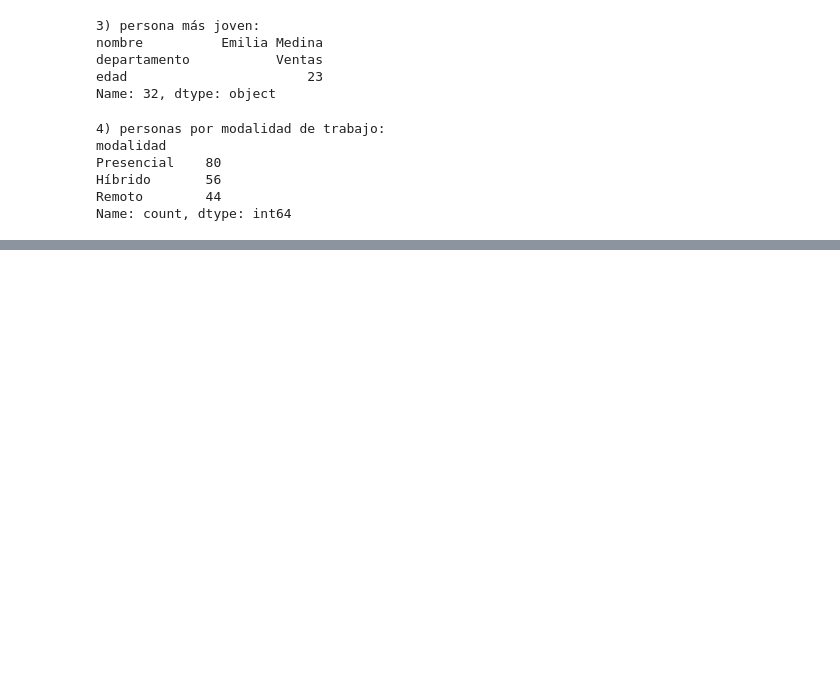
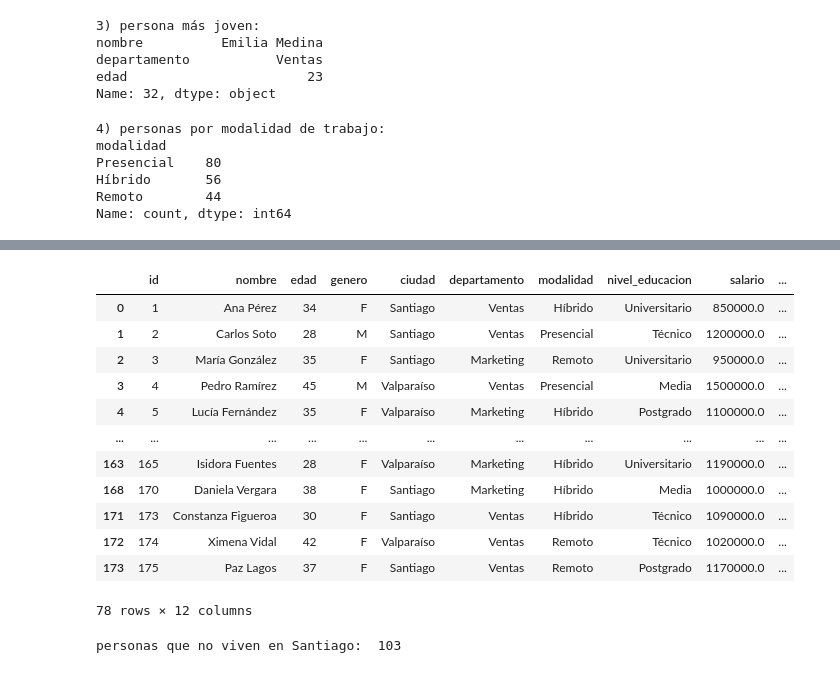
Before and after one commit to MiguelAngelRamos/ejercicio-2-analisis-datos, a Jupyter notebook: ejercicio-2.ipynb, the cells around one changed output, grey strips where cells are left out. Saved outputs shown, nothing was run; the diff lists cells and outputs as text; code cells hidden in the pictures; blank space fills up the shorter version.

```diff
--- a/ejercicio-2.ipynb
+++ b/ejercicio-2.ipynb
@@ -194,0 +247,27 @@ Name: count, dtype: int64
+# %%
+# | (or) -> O (al menos una de las condiciones debe ser verdadera)
+# Personas del departamento de Ventas o del departamento de Marketing
+df[(df["departamento"] == "Ventas") | (df["departamento"] == "Marketing")]
+# %% [output]
+|  | id | nombre | edad | genero | ciudad | departamento | modalidad | nivel_educacion | salario | ... |
+| 0 | 1 | Ana Pérez | 34 | F | Santiago | Ventas | Híbrido | Universitario | 850000.0 | ... |
+| 1 | 2 | Carlos Soto | 28 | M | Santiago | Ventas | Presencial | Técnico | 1200000.0 | ... |
+| 2 | 3 | María González | 35 | F | Santiago | Marketing | Remoto | Universitario | 950000.0 | ... |
+| 3 | 4 | Pedro Ramírez | 45 | M | Valparaíso | Ventas | Presencial | Media | 1500000.0 | ... |
+| 4 | 5 | Lucía Fernández | 35 | F | Valparaíso | Marketing | Híbrido | Postgrado | 1100000.0 | ... |
+| ... | ... | ... | ... | ... | ... | ... | ... | ... | ... | ... |
+| 163 | 165 | Isidora Fuentes | 28 | F | Valparaíso | Marketing | Híbrido | Universitario | 1190000.0 | ... |
+| 168 | 170 | Daniela Vergara | 38 | F | Santiago | Marketing | Híbrido | Media | 1000000.0 | ... |
+| 171 | 173 | Constanza Figueroa | 30 | F | Santiago | Ventas | Híbrido | Técnico | 1090000.0 | ... |
+| 172 | 174 | Ximena Vidal | 42 | F | Valparaíso | Ventas | Remoto | Técnico | 1020000.0 | ... |
+| 173 | 175 | Paz Lagos | 37 | F | Santiago | Ventas | Remoto | Postgrado | 1170000.0 | ... |
+78 rows × 12 columns
+# %%
+## ~ (not) -> NO (invierte la condición)
+
+# Personas que No viven en Santiago
+# ~ invierte la conndicion ==
+fuera_santiago = df[~ (df["ciudad"] == "Santiago")]
+print("personas que no viven en Santiago: ", len(fuera_santiago))
+# %% [output]
+personas que no viven en Santiago:  103
```
Also changed, not shown: parts of 16 cells of this notebook.
